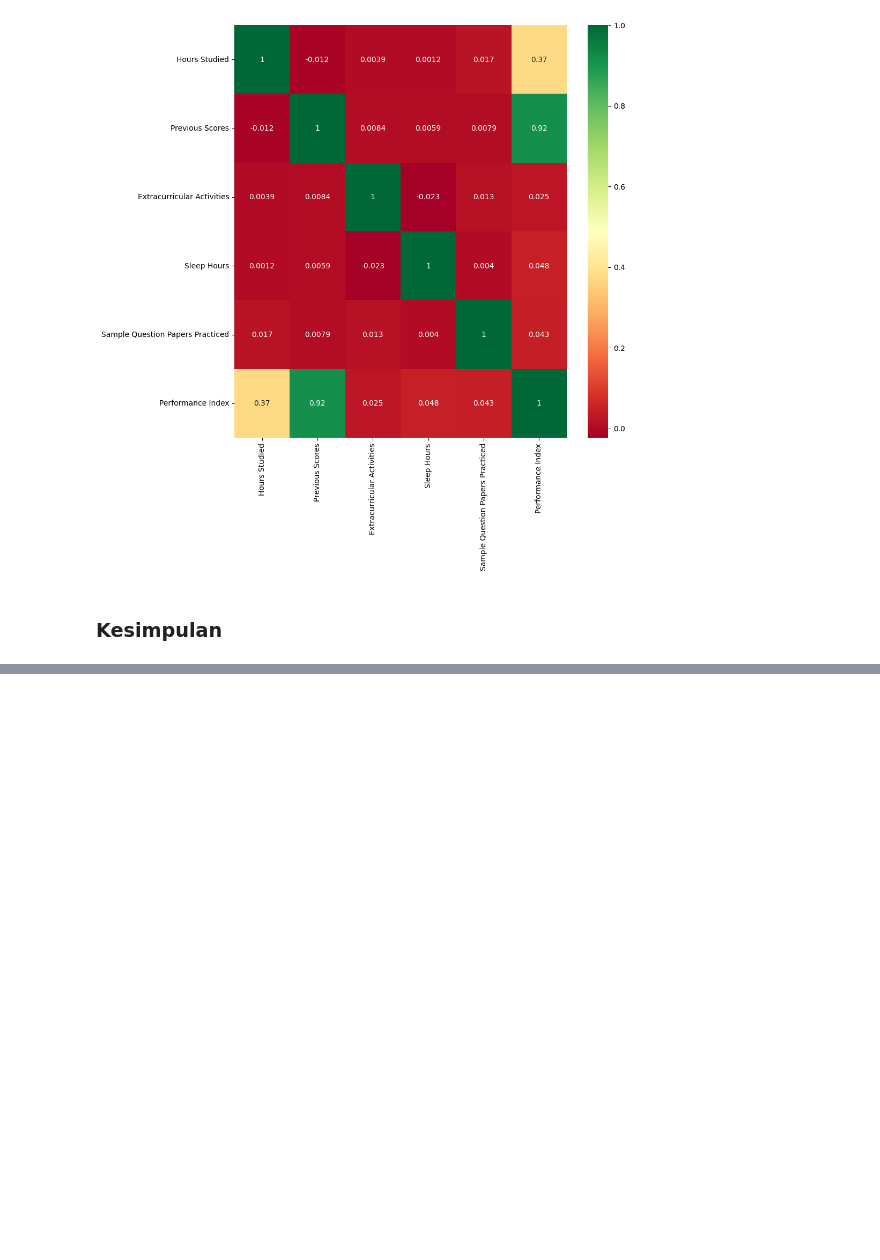
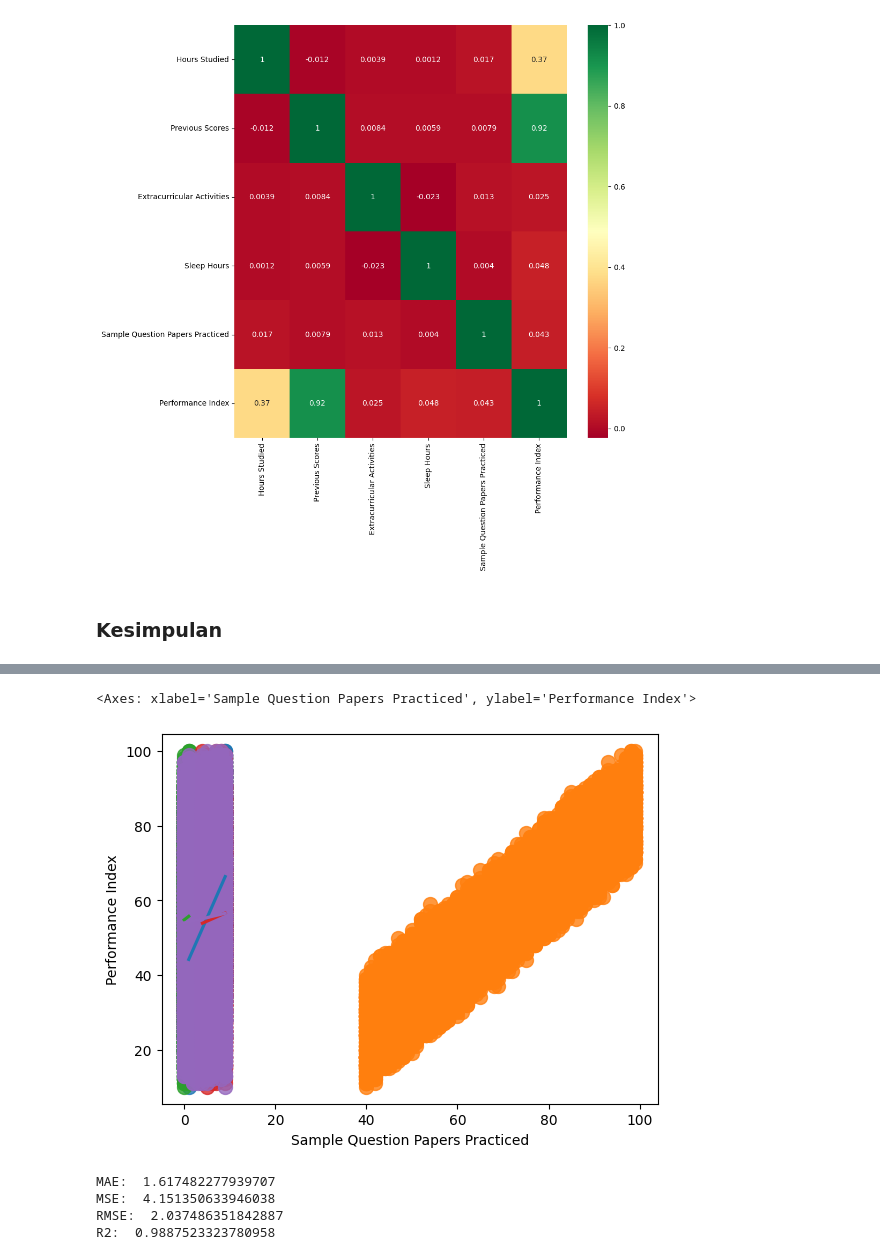
Before and after one commit to Jnxx02/Pengantar-Data-Sains-2023, a Jupyter notebook: Project MID/project_MID.ipynb, the cells around one changed output, grey strips where cells are left out. Saved outputs shown, nothing was run; the diff lists cells and outputs as text; code cells hidden in the pictures; blank space fills up the shorter version.

```diff
--- a/Project MID/project_MID.ipynb
+++ b/Project MID/project_MID.ipynb
@@ -110,0 +144,24 @@ g=sns.heatmap(data[top_corr_features].corr(),annot=True,cmap="RdYlGn")
+# %%
+sns.regplot(data, x = 'Hours Studied', y = 'Performance Index', label='X1', scatter_kws={"s": 100})
+sns.regplot(data, x = 'Previous Scores', y = 'Performance Index', label='X2', scatter_kws={"s": 100})
+sns.regplot(data, x = 'Extracurricular Activities', y = 'Performance Index', label='X3', scatter_kws={"s": 100})
+sns.regplot(data, x = 'Sleep Hours', y = 'Performance Index', label='X4', scatter_kws={"s": 100})
+sns.regplot(data, x = 'Sample Question Papers Practiced', y = 'Performance Index', label='X5', scatter_kws={"s": 100})
+# %% [output]
+<Axes: xlabel='Sample Question Papers Practiced', ylabel='Performance Index'>
+[figure, added]
+# %%
+mae = mean_absolute_error(performance, y_pred)
+mse = mean_squared_error(performance, y_pred)
+rmse = np.sqrt(mse)
+r2 = r2_score(performance, y_pred)
+
+print('MAE: ', mae)
+print('MSE: ', mse)
+print('RMSE: ', rmse)
+print('R2: ', r2)
+# %% [output]
+MAE:  1.617482277939707
+MSE:  4.151350633946038
+RMSE:  2.037486351842887
+R2:  0.9887523323780958
```
Also changed, not shown: parts of 5 cells of this notebook, 1 other file.
